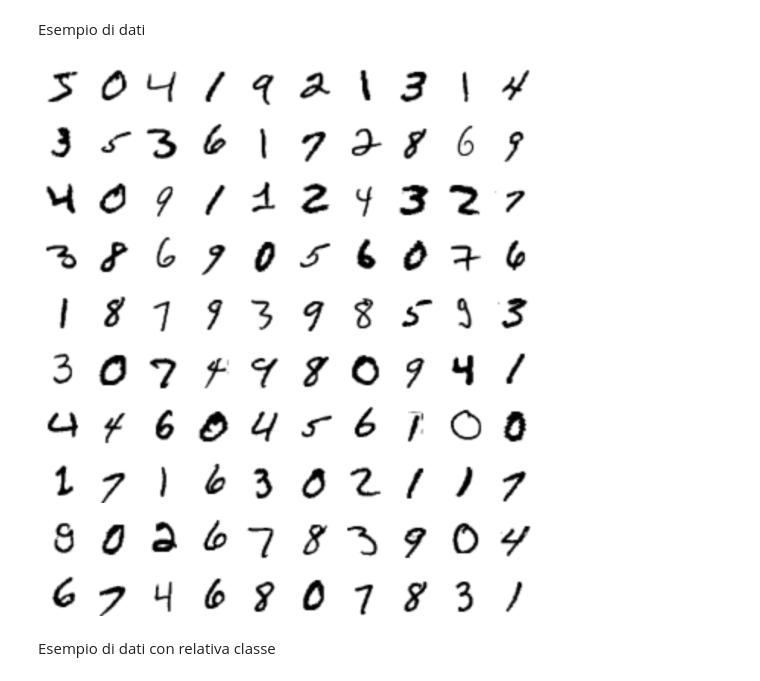
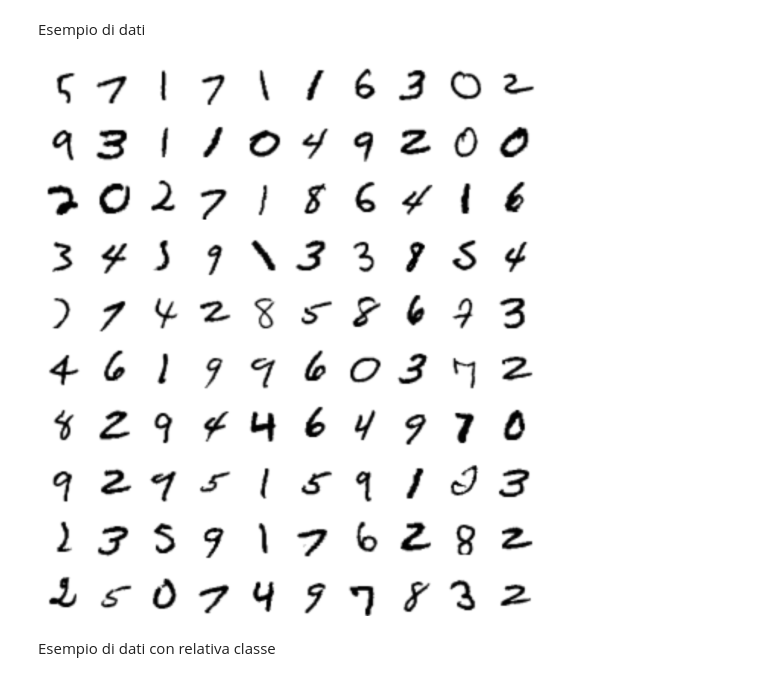
Before and after one commit to tvml/ml1819, a Jupyter notebook: codici/mnist_keras.ipynb, the cells around one changed output. Saved outputs shown, nothing was run; the diff lists cells and outputs as text; code cells hidden in the pictures.

```diff
--- a/codici/mnist_keras.ipynb
+++ b/codici/mnist_keras.ipynb
@@ -90,9 +90,9 @@ X_test.shape
 # %% [markdown]
 Esempio di dati
 # %%
-displayData(X_train[0:100], y_train[0:100])
+displayData(X_train[100:200], y_train[100:200])
 # %% [output]
-[figure, old version]
+[figure, new version]
 # %% [markdown]
 Esempio di dati con relativa classe
 # %%
```
Also changed, not shown: parts of 32 cells of this notebook, 16 other files.
